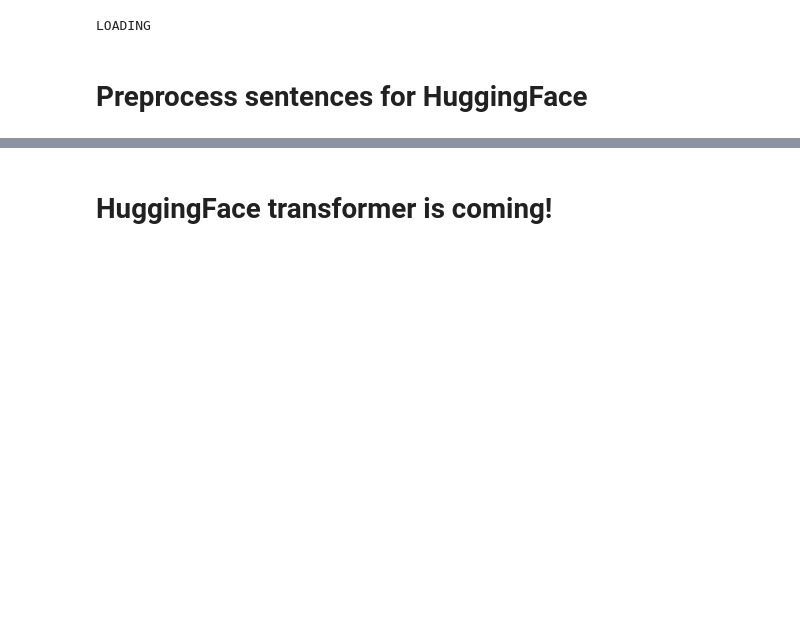
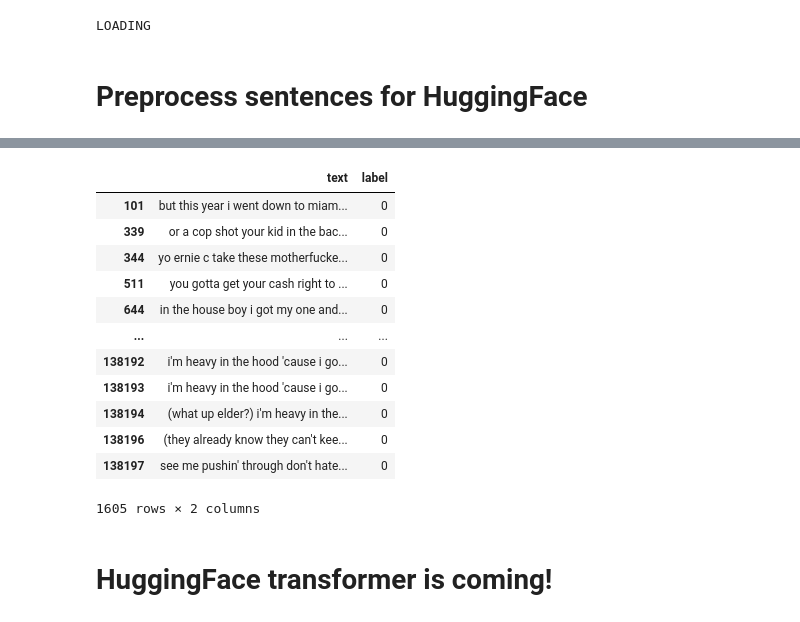
Before and after one commit to ML-Competitions/NLP-UNN, a Jupyter notebook: [NLP] Generative model.ipynb, the cells around one changed output, grey strips where cells are left out. Cells and saved outputs as stored; diff of their text form; code cells hidden in the pictures; blank space fills up the shorter version.

```diff
--- a/[NLP] Generative model.ipynb
+++ b/[NLP] Generative model.ipynb
@@ -142,35 +78,31 @@ def read_genius_token():
         token = f.readline().strip()
     return token
 # %%
-def get_rap_data():
-    genius = Genius(read_genius_token())
+def get_rap_data_extended():
+    genius = Genius(read_genius_token(), timeout=60)
     storage = {}
     try:
-        class RapSpider(scrapy.Spider):
-            name = "rap_checker"
+        class RapExtendedSpider(scrapy.Spider):
+            name = "rap_extended_checker"
             start_urls = [
-                'https://bestlifeonline.com/funniest-rap-lyrics/'
+                'https://www.allmusic.com/style/gangsta-rap-ma0000002611/artists?1651103019828'
             ]
 
             def parse(self, response, depth=0):
-                resp = response.xpath("//div[@class='content noskimwords']").xpath("//h2/text()")
+                resp = response.xpath("//div[@class='artist-highlight info-grid']//div[@class='artist']/text()")
                 for item in resp:
-                    match = re.match("[0-9]+\. ([A-Za-z0-9\s\-\'\.]+), \"([A-Za-z0-9\s\-\'\.]+)\"", item.get().strip())
-                    if match:
+                    artist_name = item.get().strip()
+                    if len(artist_name) > 0:
                         try:
-                            author = match.group(1)
-                            song = match.group(2)
-                            name = author+'|'+song
-                            print((author, song))
-                            song = genius.search_song(song, author)
-    #                         print(song.lyrics)
-                            print(len(song.lyrics))
-                            storage[name] = song.lyrics
-                        except Exception as e:
-                            print(f'!!! Exception passed on {name}', str(e))
+                            artist = genius.search_artist(artist_name, max_songs=150)
+                        except:
+                            continue
+                        storage[artist_name] = []
+                        for song in artist.songs:
+                            storage[artist_name].append(song.lyrics)
 
         runner = crawler.CrawlerRunner()
-        deferred = runner.crawl(RapSpider)
+        deferred = runner.crawl(RapExtendedSpider)
         deferred.addBoth(lambda _: reactor.stop())
         reactor.run()
         return storage
@@ -189,9 +121,10 @@ if is_rawdata_exist(storage_file):
 else:
     print('FROM WEB')
     storage = {}
-    storage['usagov'] = get_web_data(get_usagov_rss_data)
-    storage['joke'] = get_web_data(get_joke_rss_data)
-    storage['rap'] = get_web_data(get_rap_data)
+#     storage['usagov'] = get_web_data(get_usagov_rss_data)
+#     storage['joke'] = get_web_data(get_joke_rss_data)
+#     storage['rap'] = get_web_data(get_rap_data)
+    storage['rap'] = get_web_data(get_rap_data_extended)
     with open(storage_file, 'wb') as f:
         pickle.dump(storage, f)
 # %% [output]
@@ -377,3 +314,20 @@ Name: label, dtype: int64
+# %%
+df_text_data_red = df_text_data[df_text_data['text'].str.contains('in the hood') | df_text_data['text'].str.contains('in the back') | df_text_data['text'].str.contains('in the house') | df_text_data['text'].str.contains('in the game')]
+df_text_data_red
+# %% [output]
+|  | text | label |
+| 101 | but this year i went down to miam... | 0 |
+| 339 | or a cop shot your kid in the bac... | 0 |
+| 344 | yo ernie c take these motherfucke... | 0 |
+| 511 | you gotta get your cash right to ... | 0 |
+| 644 | in the house boy i got my one and... | 0 |
+| ... | ... | ... |
+| 138192 | i'm heavy in the hood 'cause i go... | 0 |
+| 138193 | i'm heavy in the hood 'cause i go... | 0 |
+| 138194 | (what up elder?) i'm heavy in the... | 0 |
+| 138196 | (they already know they can't kee... | 0 |
+| 138197 | see me pushin' through don't hate... | 0 |
+1605 rows × 2 columns
 # %% [markdown]
 # HuggingFace transformer is coming!
 # %% [markdown]
```
Also changed, not shown: parts of 43 cells of this notebook.
